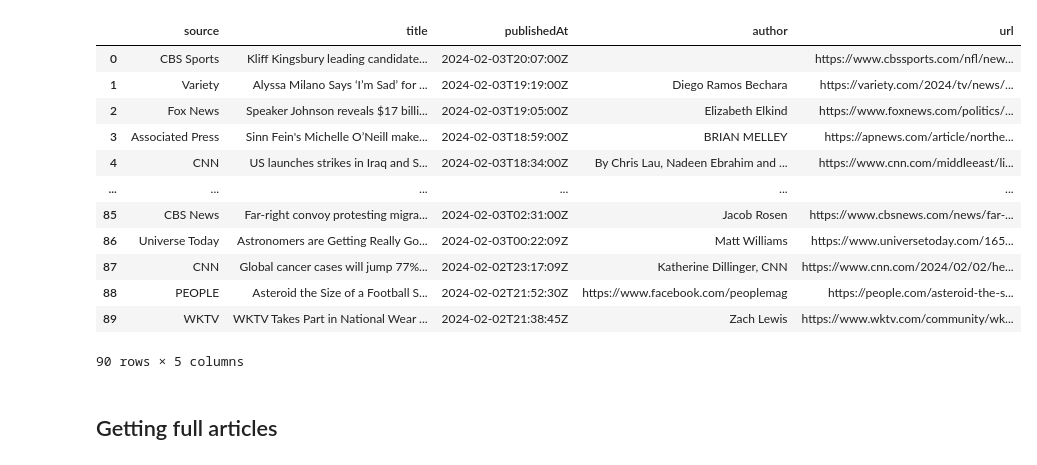
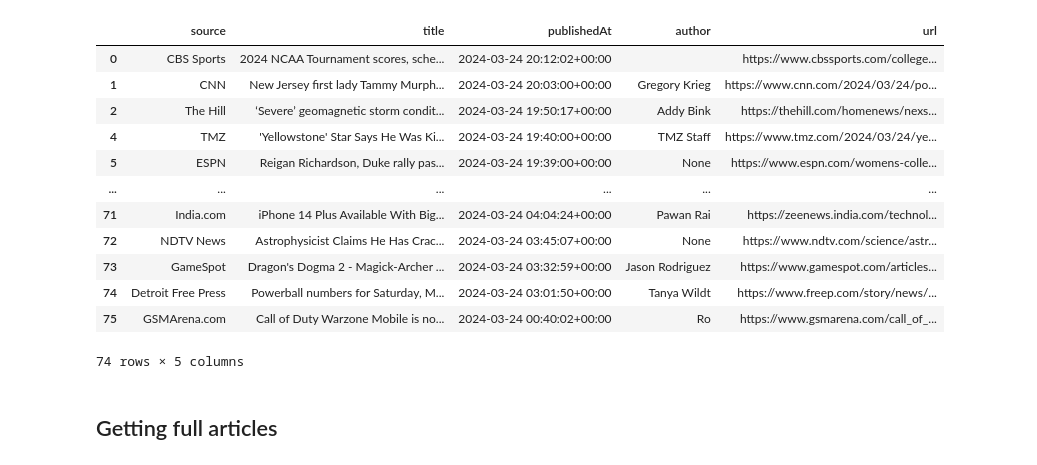
Before and after one commit to George-Michael-Dagogo/world_news, a Jupyter notebook: test.ipynb, the cells around one changed output. Drawn from its saved outputs; the diff is of its cells as text; code cells hidden in the pictures.

```diff
--- a/test.ipynb
+++ b/test.ipynb
@@ -1,44 +1,57 @@
 # %%
-from newsapi import NewsApiClient
+from newsapi.newsapi_client import NewsApiClient
 import pandas as pd
+from newspaper import Article, Config
+import nltk
+from nltk.corpus import stopwords
+from nltk.sentiment.vader import SentimentIntensityAnalyzer
+from datetime import date, timedelta
+today = date.today()
+yesterday = today - timedelta(days=1)
+import shutup; shutup.please()
+
 
 # Init
 newsapi = NewsApiClient(api_key='ff4373852c2343a98303951439854f8c')
 
 # /v2/top-headlines
 top_headlines = newsapi.get_top_headlines(
                                           category='general',
                                           language='en',
                                           page_size=90,
                                           page=1
                                         )
 
 # source = https://newsapi.org/docs/client-libraries/python
 articles = top_headlines.get('articles', [])
 
     # Create a DataFrame with specific columns
-df = pd.DataFrame(articles, columns=['source','title','publishedAt','author','url'])
+initial_df = pd.DataFrame(articles, columns=['source','title','publishedAt','author','url'])
+
+# Data Cleaning
+initial_df['source'] = initial_df['source'].apply(lambda x: x['name'] if pd.notna(x) and 'name' in x else None)
+
+initial_df['publishedAt'] = pd.to_datetime(initial_df['publishedAt'])
+
+yesterday_data = initial_df[initial_df['publishedAt'].dt.date == yesterday]
 
 
-# Data Cleaning
-df['source'] = df['source'].apply(lambda x: x['name'] if pd.notna(x) and 'name' in x else None)
-
-
+df = yesterday_data.copy()
 df
 # %% [output]
 |  | source | title | publishedAt | author | url |
-| 0 | CBS Sports | Kliff Kingsbury leading candidate... | 2024-02-03T20:07:00Z |  | https://www.cbssports.com/nfl/new... |
-| 1 | Variety | Alyssa Milano Says ‘I’m Sad’ for ... | 2024-02-03T19:19:00Z | Diego Ramos Bechara | https://variety.com/2024/tv/news/... |
-| 2 | Fox News | Speaker Johnson reveals $17 billi... | 2024-02-03T19:05:00Z | Elizabeth Elkind | https://www.foxnews.com/politics/... |
-| 3 | Associated Press | Sinn Fein's Michelle O’Neill make... | 2024-02-03T18:59:00Z | BRIAN MELLEY | https://apnews.com/article/northe... |
-| 4 | CNN | US launches strikes in Iraq and S... | 2024-02-03T18:34:00Z | By Chris Lau, Nadeen Ebrahim and ... | https://www.cnn.com/middleeast/li... |
+| 0 | CBS Sports | 2024 NCAA Tournament scores, sche... | 2024-03-24 20:12:02+00:00 |  | https://www.cbssports.com/college... |
+| 1 | CNN | New Jersey first lady Tammy Murph... | 2024-03-24 20:03:00+00:00 | Gregory Krieg | https://www.cnn.com/2024/03/24/po... |
+| 2 | The Hill | ‘Severe’ geomagnetic storm condit... | 2024-03-24 19:50:17+00:00 | Addy Bink | https://thehill.com/homenews/nexs... |
+| 4 | TMZ | 'Yellowstone' Star Says He Was Ki... | 2024-03-24 19:40:00+00:00 | TMZ Staff | https://www.tmz.com/2024/03/24/ye... |
+| 5 | ESPN | Reigan Richardson, Duke rally pas... | 2024-03-24 19:39:00+00:00 | None | https://www.espn.com/womens-colle... |
 | ... | ... | ... | ... | ... | ... |
-| 85 | CBS News | Far-right convoy protesting migra... | 2024-02-03T02:31:00Z | Jacob Rosen | https://www.cbsnews.com/news/far-... |
-| 86 | Universe Today | Astronomers are Getting Really Go... | 2024-02-03T00:22:09Z | Matt Williams | https://www.universetoday.com/165... |
-| 87 | CNN | Global cancer cases will jump 77%... | 2024-02-02T23:17:09Z | Katherine Dillinger, CNN | https://www.cnn.com/2024/02/02/he... |
-| 88 | PEOPLE | Asteroid the Size of a Football S... | 2024-02-02T21:52:30Z | https://www.facebook.com/peoplemag | https://people.com/asteroid-the-s... |
-| 89 | WKTV | WKTV Takes Part in National Wear ... | 2024-02-02T21:38:45Z | Zach Lewis | https://www.wktv.com/community/wk... |
+| 71 | India.com | iPhone 14 Plus Available With Big... | 2024-03-24 04:04:24+00:00 | Pawan Rai | https://zeenews.india.com/technol... |
+| 72 | NDTV News | Astrophysicist Claims He Has Crac... | 2024-03-24 03:45:07+00:00 | None | https://www.ndtv.com/science/astr... |
+| 73 | GameSpot | Dragon's Dogma 2 - Magick-Archer ... | 2024-03-24 03:32:59+00:00 | Jason Rodriguez | https://www.gamespot.com/articles... |
+| 74 | Detroit Free Press | Powerball numbers for Saturday, M... | 2024-03-24 03:01:50+00:00 | Tanya Wildt | https://www.freep.com/story/news/... |
+| 75 | GSMArena.com | Call of Duty Warzone Mobile is no... | 2024-03-24 00:40:02+00:00 | Ro | https://www.gsmarena.com/call_of_... |
-90 rows × 5 columns
+74 rows × 5 columns
 # %% [markdown]
 ## Getting full articles
 # %%
```
Also changed, not shown: parts of 9 cells of this notebook, 3 other files.
